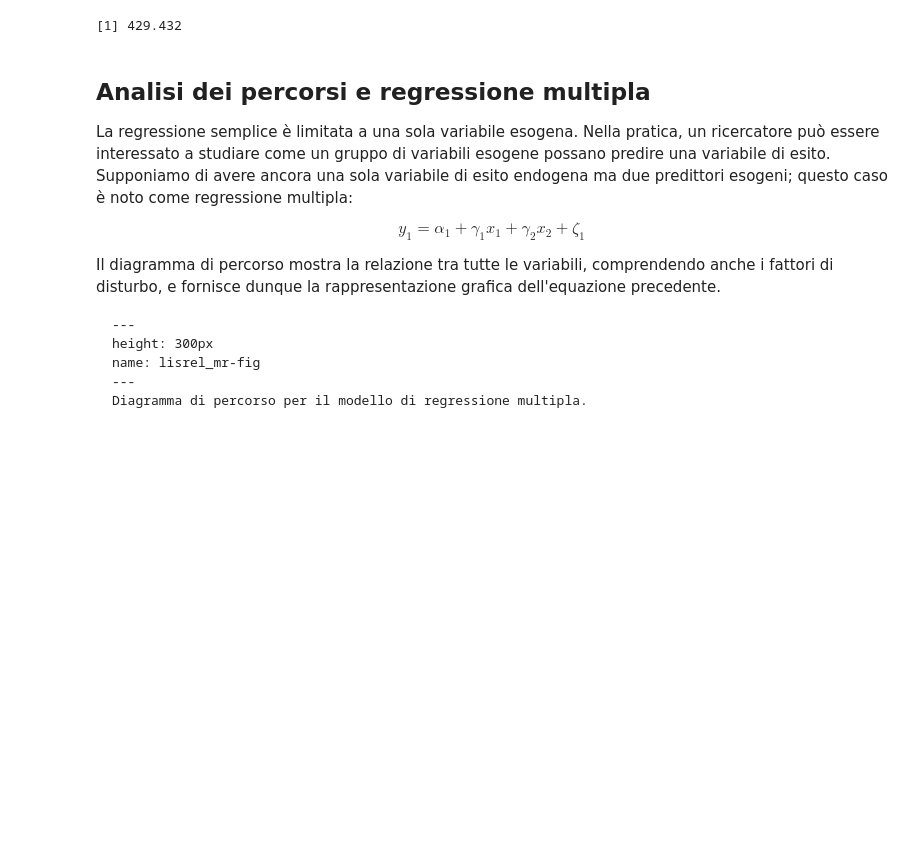
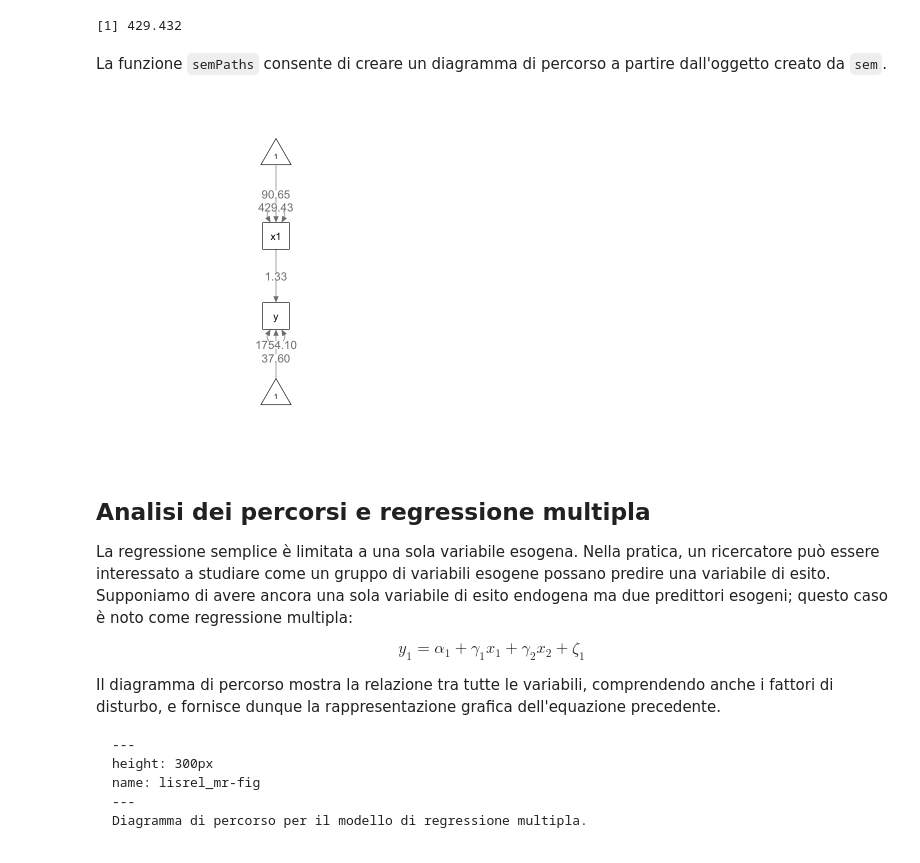
Before and after one commit to ccaudek/cfa_book_2023, a Jupyter notebook: 060_path_analysis.ipynb, the cells around one changed output. Cells and saved outputs as stored; diff of their text form; code cells hidden in the pictures; blank space fills up the shorter version.

```diff
--- a/060_path_analysis.ipynb
+++ b/060_path_analysis.ipynb
@@ -141,6 +142,17 @@ mean(dat$x1)
 var(dat$x1) * (length(dat$x1) - 1) / length(dat$x1)
 # %% [output]
 [1] 429.432
+# %% [markdown]
+La funzione `semPaths` consente di creare un diagramma di percorso a partire dall'oggetto creato da `sem`.
+# %%
+semPlot::semPaths(
+    fit1b,
+    layout = "tree", sizeMan = 7, sizeInt = 5, style = "ram",
+    residuals = TRUE, intAtSide = FALSE, edge.label.cex = 1.15,
+    whatLabels = "est", nCharNodes = 0, normalize = FALSE
+)
+# %% [output]
+[figure, added]
 # %% [markdown]
 ## Analisi dei percorsi e regressione multipla
 
```
Also changed, not shown: parts of 18 cells of this notebook, 25 other files.
